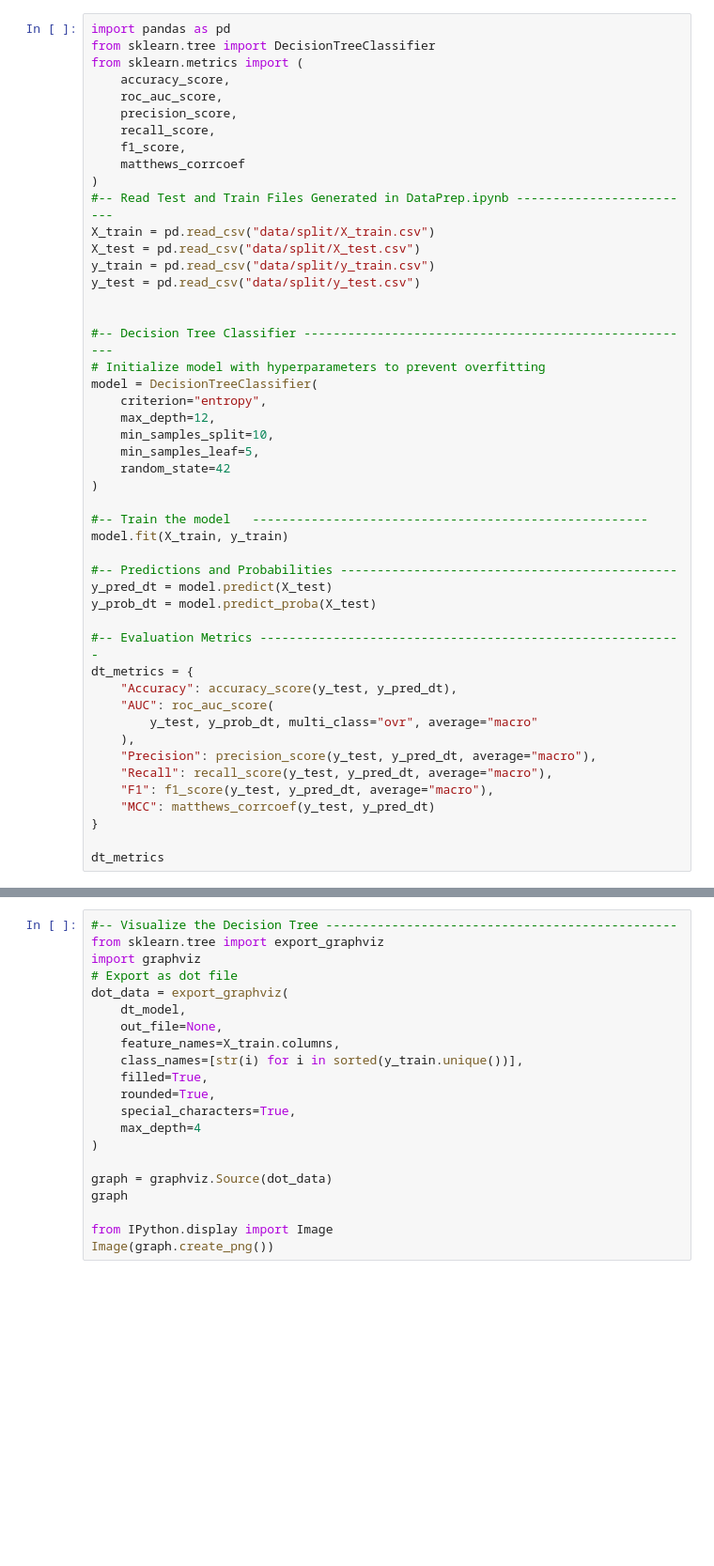
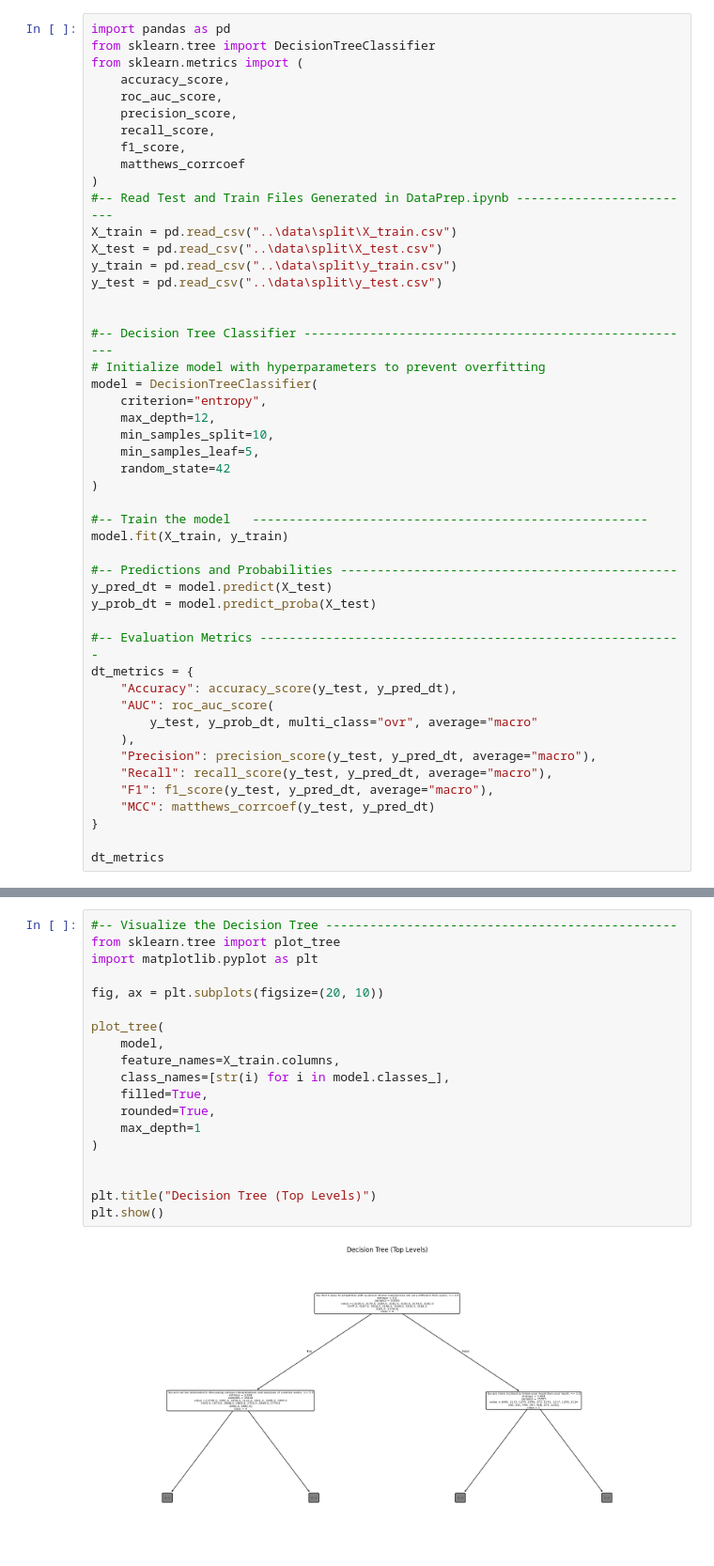
Before and after one commit to 2025aa05193/MachineLearningAssignment2, a Jupyter notebook: model/DecisionTreeModel.ipynb, the cells around one changed output, grey strips where cells are left out. Shown at 94% size. Cells and saved outputs as stored; diff of their text form; blank space fills up the shorter version.

```diff
--- a/model/DecisionTreeModel.ipynb
+++ b/model/DecisionTreeModel.ipynb
@@ -10,10 +10,10 @@ from sklearn.metrics import (
     matthews_corrcoef
 )
 #-- Read Test and Train Files Generated in DataPrep.ipynb -------------------------
-X_train = pd.read_csv("data/split/X_train.csv")
-X_test = pd.read_csv("data/split/X_test.csv")
-y_train = pd.read_csv("data/split/y_train.csv")
-y_test = pd.read_csv("data/split/y_test.csv")
+X_train = pd.read_csv("..\data\split\X_train.csv")
+X_test = pd.read_csv("..\data\split\X_test.csv")
+y_train = pd.read_csv("..\data\split\y_train.csv")
+y_test = pd.read_csv("..\data\split\y_test.csv")
 
 
 #-- Decision Tree Classifier ------------------------------------------------------
@@ -49,21 +61,21 @@ dt_metrics
 # %%
 #-- Visualize the Decision Tree ------------------------------------------------
-from sklearn.tree import export_graphviz
-import graphviz
-# Export as dot file
-dot_data = export_graphviz(
-    dt_model,
-    out_file=None,
+from sklearn.tree import plot_tree
+import matplotlib.pyplot as plt
+
+fig, ax = plt.subplots(figsize=(20, 10))
+
+plot_tree(
+    model,
     feature_names=X_train.columns,
-    class_names=[str(i) for i in sorted(y_train.unique())],
+    class_names=[str(i) for i in model.classes_],
     filled=True,
     rounded=True,
-    special_characters=True,
-    max_depth=4
+    max_depth=1
 )
 
-graph = graphviz.Source(dot_data)
-graph
 
-from IPython.display import Image
-Image(graph.create_png())
+plt.title("Decision Tree (Top Levels)")
+plt.show()
+# %% [output]
+[figure, added]
```
Also changed, not shown: parts of 2 cells of this notebook, 2 other files.
